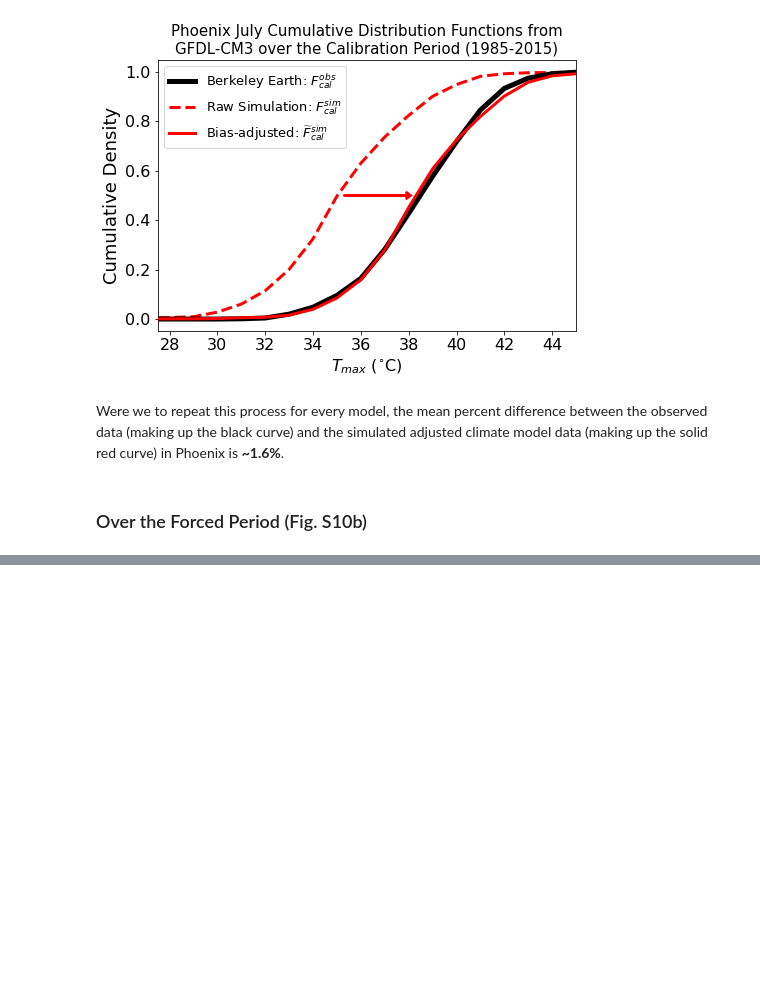
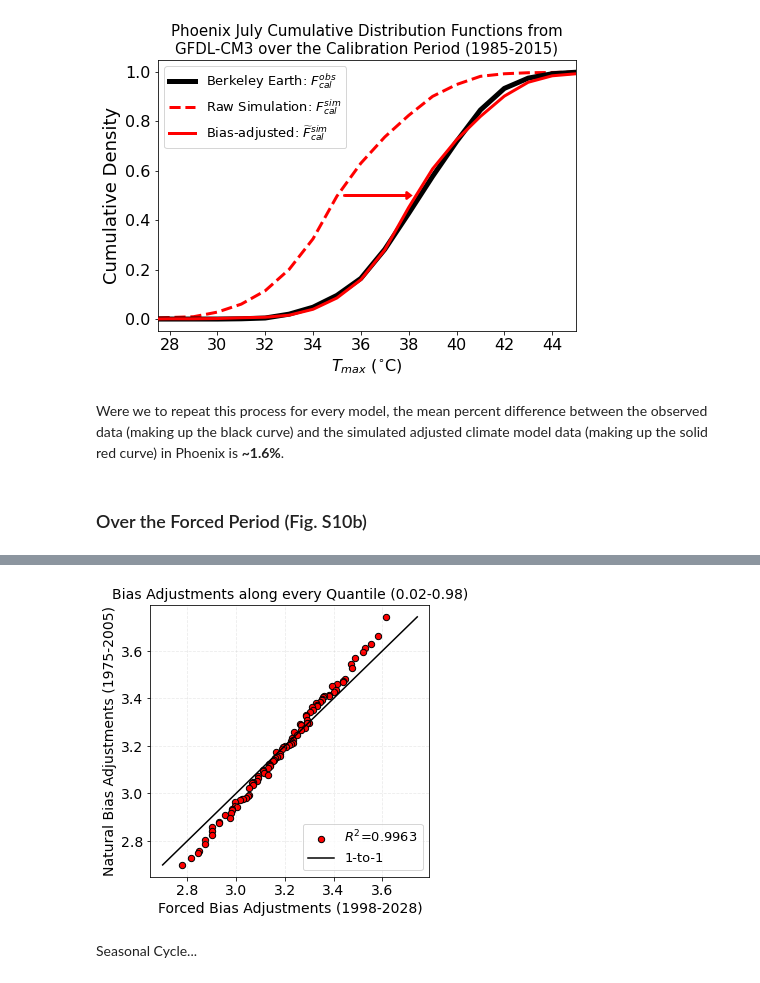
Before and after one commit to climatecentral/gilford22_attframework, a Jupyter notebook: BiasAdjust_comparison.ipynb, the cells around one changed output, grey strips where cells are left out. Cells and saved outputs as stored; diff of their text form; code cells hidden in the pictures; blank space fills up the shorter version.

```diff
--- a/BiasAdjust_comparison.ipynb
+++ b/BiasAdjust_comparison.ipynb
@@ -243,0 +281,11 @@ NameError: name 'minyear' is not defined
+# %%
+# define the quantiles to analyze the bias adjustments across
+# and ignore the extreme values within 1% of the edge
+query=np.arange(0.02,0.98+1e-6,0.01)
+# calculate the magnitudes of bias adjustments across the forced and natural distributions
+forced_BA_magnitude_query = np.quantile(eg_storage['forced_xsimadj_BA'].TMAX.sel(lon=eg_loc[0],lat=eg_loc[1],method='nearest').sel(time=eg_crossing_slice),query) -\
+     np.quantile(eg_storage['forced_xsimadj_raw'].TMAX.sel(lon=eg_loc[0],lat=eg_loc[1],method='nearest').sel(time=eg_crossing_slice),query)
+cal_BA_magnitude_query = np.quantile(eg_storage['forced_xsimadj_BA'].TMAX.sel(lon=eg_loc[0],lat=eg_loc[1],method='nearest').sel(time=eg_cal_slice),query) -\
+     np.quantile(eg_storage['xsimcal'].TMAX.sel(lon=eg_loc[0],lat=eg_loc[1],method='nearest').sel(time=eg_cal_slice),query)
+natural_BA_magnitude_query = np.quantile(eg_storage['natural_xsimadj_BA'].TMAX.sel(lon=eg_loc[0],lat=eg_loc[1],method='nearest').sel(time=eg_crossing_slice),query) -\
+     np.quantile(eg_storage['natural_xsimadj_raw'].TMAX.sel(lon=eg_loc[0],lat=eg_loc[1],method='nearest').sel(time=eg_crossing_slice),query)
@@ -243,0 +299,24 @@ NameError: name 'minyear' is not defined
+# %%
+fig2=plt.figure(figsize=(5,5))
+plt.scatter(forced_BA_magnitude_query,natural_BA_magnitude_query,facecolor='r', edgecolor='k', s=40,\
+            label='$R^2$='+str(np.round(rsquared,4)))
+minval,maxval=min(forced_BA_magnitude_query.min(),natural_BA_magnitude_query.min()),max(forced_BA_magnitude_query.max(),natural_BA_magnitude_query.max())
+plt.plot([minval, maxval], [minval, maxval], 'k-',label='1-to-1')
+plt.legend(loc='lower right',fontsize=13)
+plt.ylabel('Natural Bias Adjustments (1975-2005)',fontsize=14)
+plt.xlabel('Forced Bias Adjustments ('+str(cross_dat.loc[mname]['FirstYear'])+'-'+str(cross_dat.loc[mname]['LastYear'])+')',fontsize=14)
+plt.title('Bias Adjustments along every Quantile (0.02-0.98)',fontsize=14)
+plt.xticks(np.arange(2,4,0.2),fontsize=14)
+plt.yticks(np.arange(2,4,0.2),fontsize=14)
+plt.grid(ls='--',alpha=0.25)
+plt.xlim([minval-0.05,maxval+0.05])
+plt.ylim([minval-0.05,maxval+0.05])
+plt.show()
+
+# save the plot out
+plot_save_name='figS10c.pdf'
+fig2.savefig(fig_si_savepath+plot_save_name, dpi=300, bbox_inches='tight')
+# %% [output]
+[figure, added]
+# %% [markdown]
+Seasonal Cycle...
```
Also changed, not shown: parts of 7 cells of this notebook, 3 other files.
